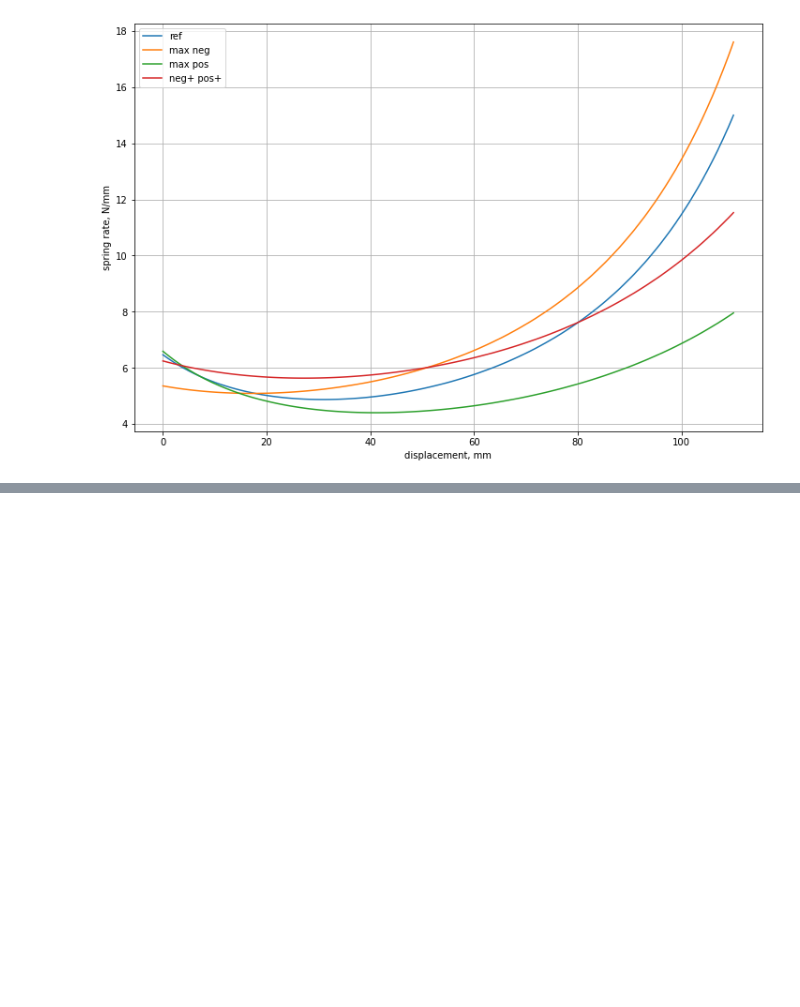
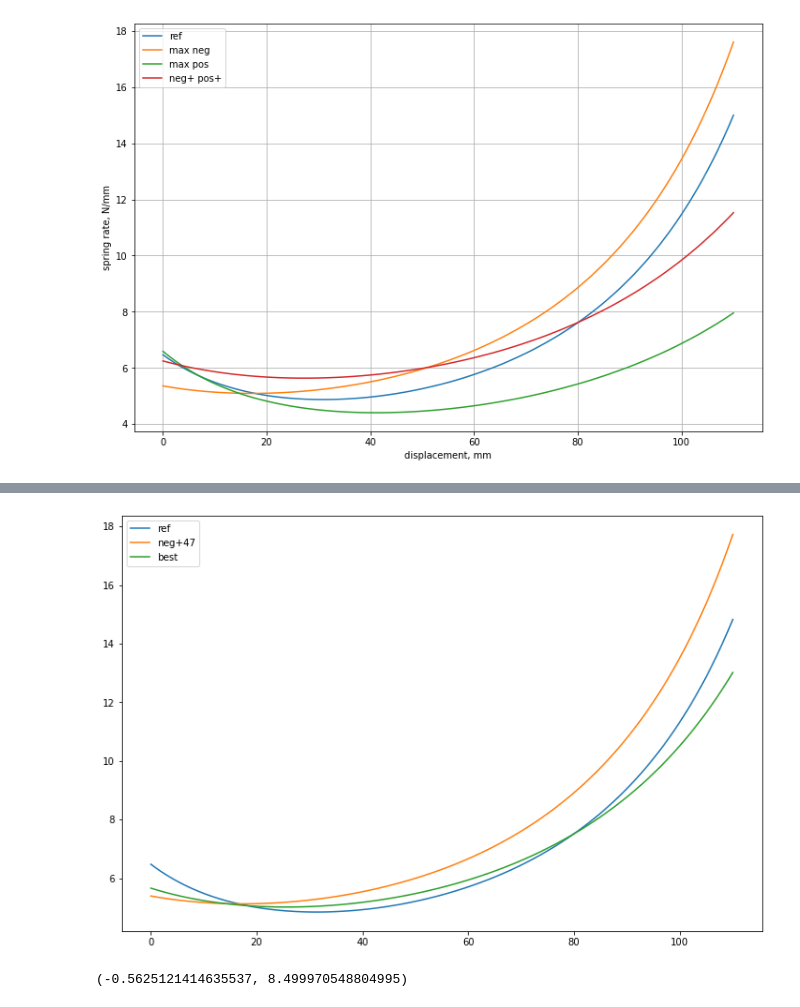
Before and after one commit to Chehlarov/MTB_calculations, a Jupyter notebook: MTB Air Spring.ipynb, the cells around one changed output, grey strips where cells are left out. Drawn from its saved outputs; the diff is of its cells as text; code cells hidden in the pictures; blank space fills up the shorter version.

```diff
--- a/MTB Air Spring.ipynb
+++ b/MTB Air Spring.ipynb
@@ -172,0 +213,10 @@ plt.show()
+# %%
+x = np.linspace(0, 110, 110)
+plt.figure(figsize=(12,8))
+plt.plot(x, spring_rate_modified(x),  label="ref")
+plt.plot(x, spring_rate_modified(x, 47, 0, 110*0.25),  label="neg+47")
+plt.plot(x, spring_rate_modified(x, 47, 15, 110*0.25),  label="best")
+plt.legend()
+plt.show()
+# %% [output]
+[figure, added]
@@ -172,0 +231,4 @@ plt.show()
+# %%
+calc_stiffness_variation(20,0, 110*0.35)
+# %% [output]
+(-0.5625121414635537, 8.499970548804995)
```
Also changed, not shown: parts of 7 cells of this notebook.
